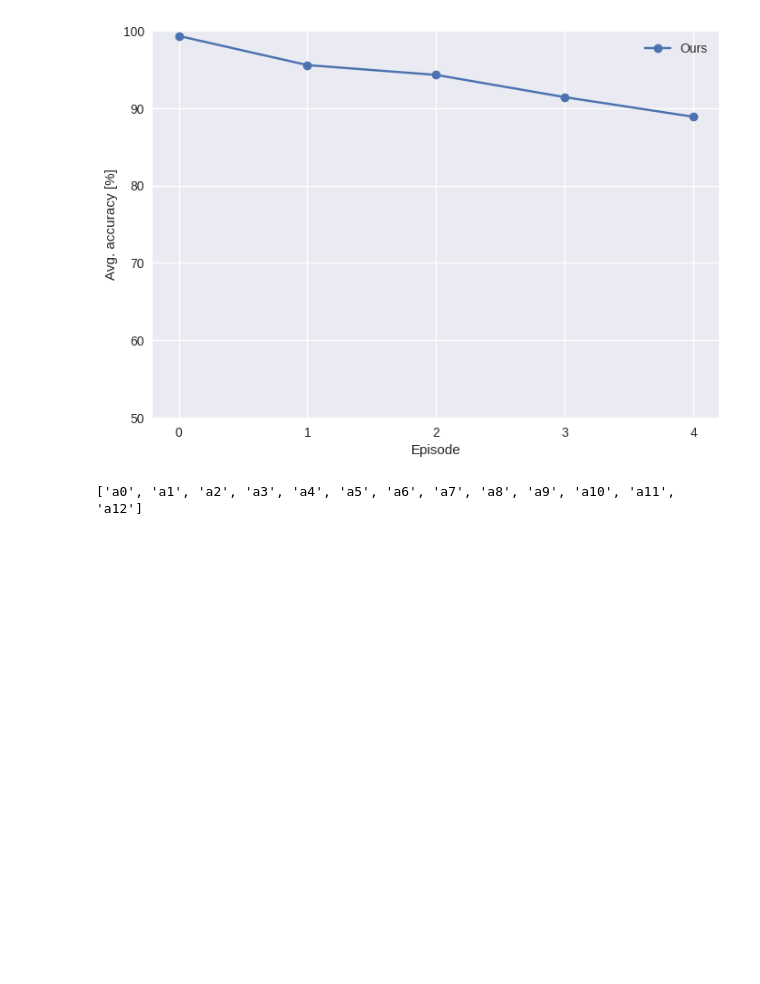
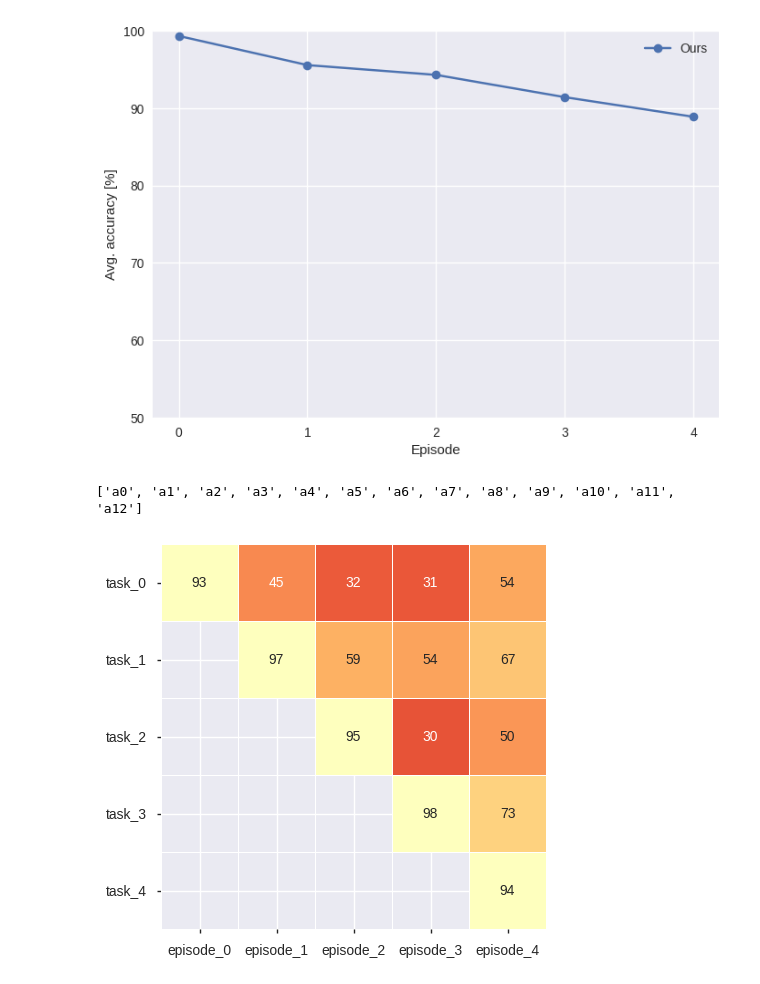
Before and after one commit to als7928/DistillCIL, a Jupyter notebook: 0_codetest.ipynb, the cells around one changed output. Drawn from its saved outputs; the diff is of its cells as text; code cells hidden in the pictures; blank space fills up the shorter version.

```diff
--- a/0_codetest.ipynb
+++ b/0_codetest.ipynb
@@ -57,0 +105,8 @@ print(a)
+# %%
+np_acctable = [[92.85, 45.35 ,31.6  ,30.6 , 53.7 ],
+                [ 0. ,  96.55, 59.15, 54.3,  67.1 ],
+                [ 0. ,   0.  , 95.15, 30.1,  50.25],
+                [ 0. ,   0.  ,  0.  , 97.6,  72.6 ],
+                [ 0. ,   0.  ,  0.  ,  0. ,  93.6 ]]
+
+tlabel = [str(i) for i in range(5)]
@@ -57,0 +117,4 @@ print(a)
+# %%
+draw_cnn(np_acctable, tlabel, tlabel, y_prefix="task_", x_prefix="episode_",fname="1cnn")
+# %% [output]
+[figure, added]
```
Also changed, not shown: parts of 5 cells of this notebook, 33 other files.
